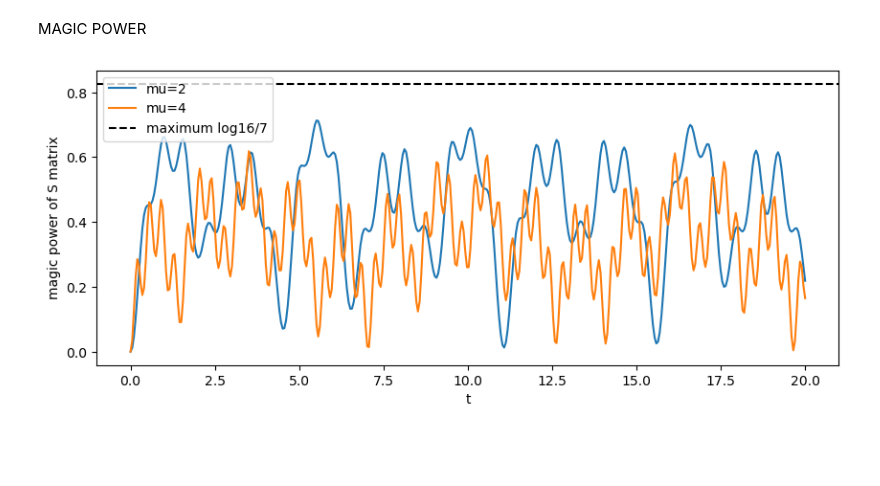
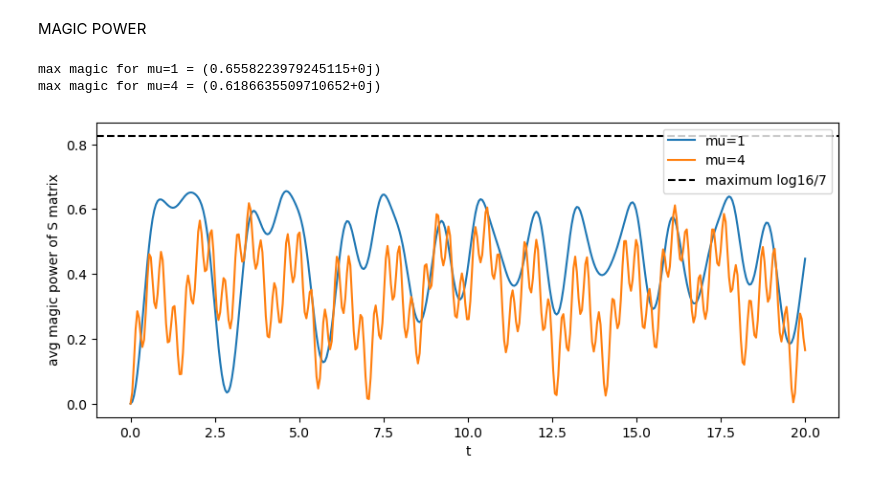
Before and after one commit to annabirke/Honours_entangle_magic, a Jupyter notebook: entanglement_magic_power_sum_stabiliser_states.ipynb, the cells around one changed output. Drawn from its saved outputs; the diff is of its cells as text; code cells hidden in the pictures; blank space fills up the shorter version.

Commit message:
added magic and entangle of individual states, added fourier analysis magic

```diff
--- a/entanglement_magic_power_sum_stabiliser_states.ipynb
+++ b/entanglement_magic_power_sum_stabiliser_states.ipynb
@@ -109,7 +110,7 @@ array([1.+0.j, 0.+0.j, 0.+0.j, 0.+0.j])
 a=1
 # mu=1
 # t=1
-mu_list=np.linspace(0,4,3)
+mu_list=np.array([0,1,4])
 t_list=np.linspace(0,20,400)
 
 plt.figure(figsize=(10,4))
@@ -145,6 +146,6 @@ for k, mu in enumerate(mu_list) :
     plt.plot(t_list,entanglement_list,label=f"mu={mu}")
 plt.legend()
 plt.xlabel('t')
-plt.ylabel('entanglement power of S matrix')
+plt.ylabel('avg entanglement power of S matrix')
 plt.show()
 # %% [output]
@@ -151,0 +184,11 @@ plt.show()
+# %%
+mu_list=np.array([0,1,4])
+t_list=np.linspace(0,20,400)
+psiin=np.array([0,1/np.sqrt(2),1/np.sqrt(2),0]) # basis LL LR RL RR
+entanglement_list_mu=Epower(mu_list,t_list,psiin)
+
+psiin=np.array([0,1/np.sqrt(2),-1/np.sqrt(2),0]) # basis LL LR RL RR
+entanglement_list_mu=Epower(mu_list,t_list,psiin)
+
+psiin=np.array([1/np.sqrt(2),0,0,1/np.sqrt(2)]) # basis LL LR RL RR
+entanglement_list_mu=Epower(mu_list,t_list,psiin)
@@ -172,36 +219,41 @@ def M2(psiout):
             trace=np.trace(rho@P)**4
             traces.append(trace)
     xi2=1/4*np.sum(traces)
-    return -np.log(xi2)
+    M2=-np.log(xi2)
+    chopped_M2=complex(M2.real, 0 if abs(M2.imag) < 1e-10 else M2.imag) # removes tiny imaginary components which make the calculations hard
+    return chopped_M2
 # %%
 # variables for state evolution, a is energy state splitting, mu is interaction strength, t is time
 a=1
-mu_list=np.array([2,4])
+mu_list=np.array([1,4])
 t_list=np.linspace(0,20,400)
 
 plt.figure(figsize=(10,4))
 
 for k, mu in enumerate(mu_list) :
     magicpower_list = []
     for n, t in enumerate(t_list) :
         # get each stabiliser state, evolve it
         magic_list=[]
         for i in range(60): # because we want the intially non-magic states, so all the stabiliser states
             psiin = ss[i,:] # ith state
             psiout = Smatrix(a,mu,t)@psiin
             magic_list.append(M2(psiout))
 
         # magic power is average magic induced in all stabiliser states
         magicpower = sum(np.array(magic_list))/60 # this is avg magic power for a particular time and particular mu
         magicpower_list.append(magicpower)
 
     plt.plot(t_list,magicpower_list,label=f"mu={mu}")
+    print(f'max magic for mu={mu} = {np.max(magicpower_list)}')
 plt.axhline(y=np.log(16/7),c='k',ls='--',label='maximum log16/7') # maximal possible magic for two-qubit state, from Liu2026
 # plt.axhline(y=np.log(16/7)/2,c='grey',ls='--',label='half maximum')
 plt.legend()
 plt.xlabel('t')
-plt.ylabel('magic power of S matrix')
+plt.ylabel('avg magic power of S matrix')
 plt.show()
 # %% [output]
+max magic for mu=1 = (0.6558223979245115+0j)
+max magic for mu=4 = (0.6186635509710652+0j)
-[figure, old version]
+[figure, new version]
 # %%
```
Also changed, not shown: parts of 9 cells of this notebook.
